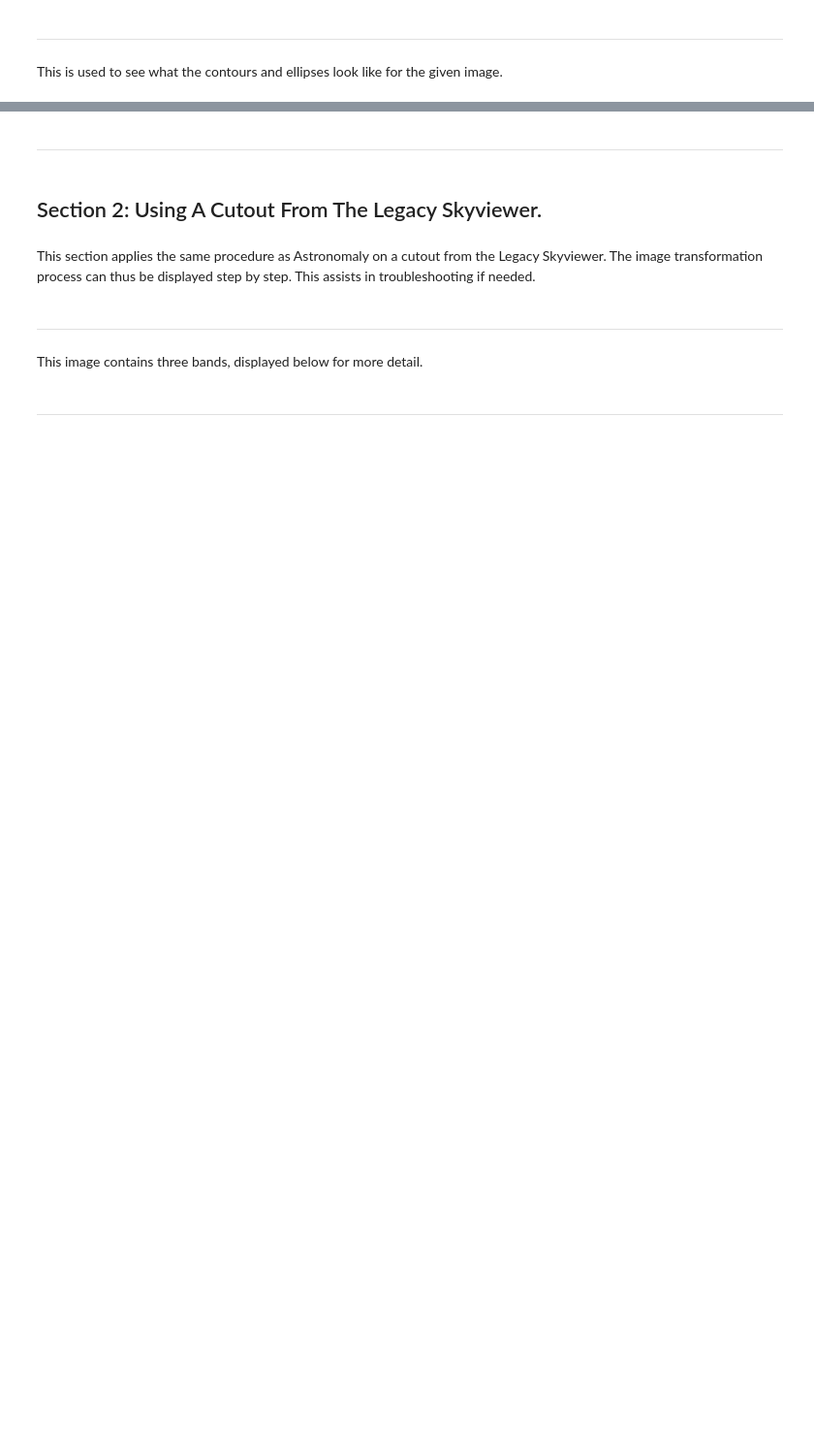
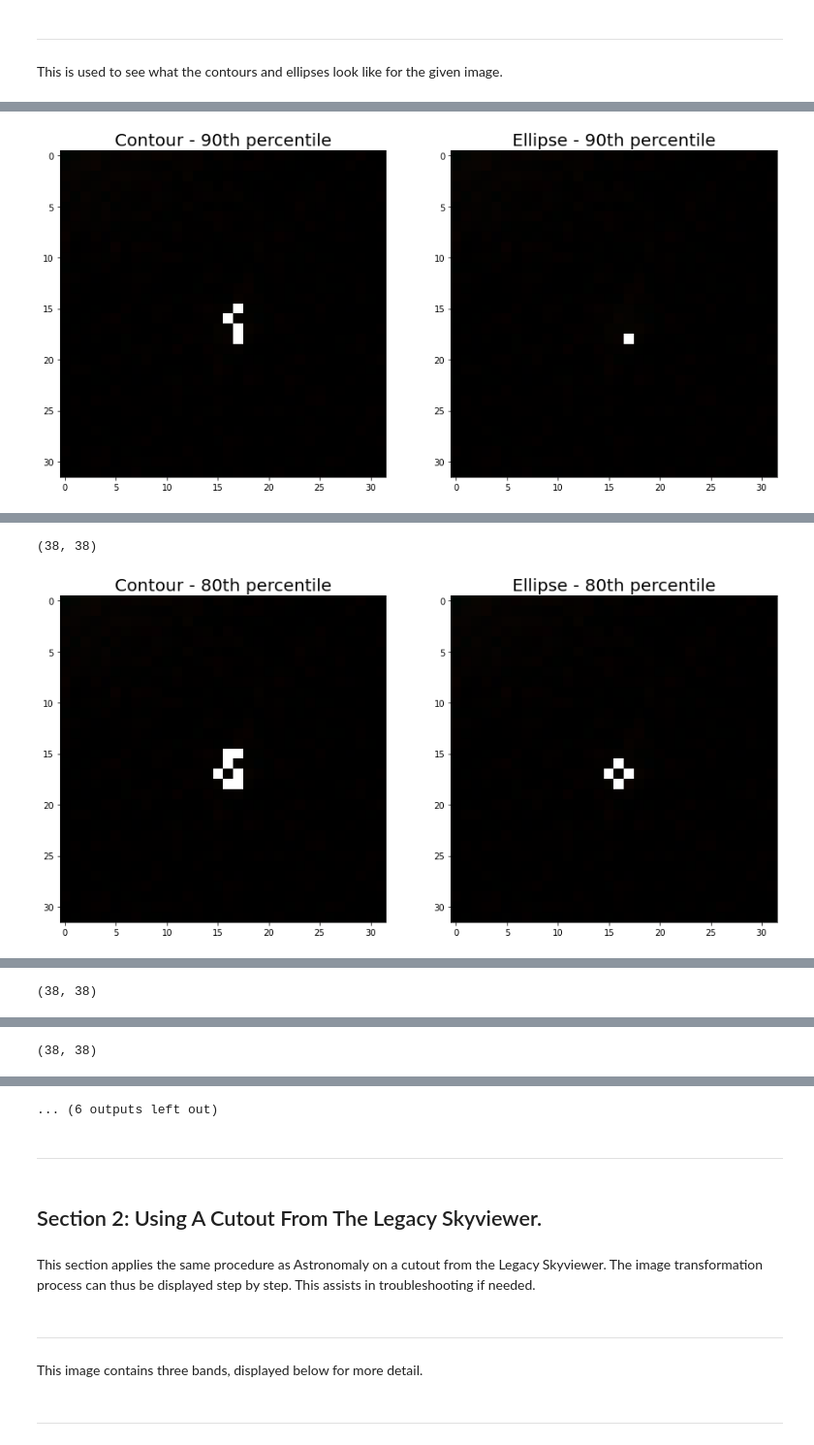
Before and after one commit to Verlon-Etsebeth/Codes, a Jupyter notebook: Astronomaly - draft 3.ipynb, the cells around one changed output, grey strips where cells are left out. Shown at 97% size. Cells and saved outputs as stored; diff of their text form; code cells hidden in the pictures; blank space fills up the shorter version.

```diff
--- a/Astronomaly - draft 3.ipynb
+++ b/Astronomaly - draft 3.ipynb
@@ -182,2 +342,4 @@ plt.imshow(resized)
+# %%
+image = image_transform_two
 # %%
-image = image_transform # resized
+image
@@ -391,19 +596,20 @@ This is used to see what the contours and ellipses look like for the given image
 %matplotlib inline
 
 for i in range(len(all_contours)):
-    drawn = draw_contour(all_contours[i], image)
+        drawn = draw_contour(all_contours[i], image_original)
 
-    f = plt.figure(figsize=(15, 15))
+        f = plt.figure(figsize=(15, 15))
 
-    f.add_subplot(1, 2, 1)
-    plt.imshow(drawn)
-    plt.gca().set_title('Contour - ' +
+        f.add_subplot(1, 2, 1)
+        plt.imshow(drawn)
+        plt.gca().set_title('Contour - ' +
                         str(percentiles[i]) + 'th percentile', fontsize=20)
 
-    f.add_subplot(1, 2, 2)
-    plt.imshow(all_ellipses[i])
-    plt.gca().set_title('Ellipse - ' +
+        f.add_subplot(1, 2, 2)
+        plt.imshow(all_ellipses[i])
+        plt.gca().set_title('Ellipse - ' +
                         str(percentiles[i]) + 'th percentile', fontsize=20)
 
-    plt.show(block=True)
-    print(np.shape(image))
+        plt.show(block=True)
+        print(np.shape(image))
+# %% [output]
@@ -409,0 +618 @@ for i in range(len(all_contours)):
+[figure, added]
@@ -409,0 +621,2 @@ for i in range(len(all_contours)):
+(38, 38)
+[figure, added]
@@ -409,0 +625 @@ for i in range(len(all_contours)):
+(38, 38)
@@ -409,0 +629 @@ for i in range(len(all_contours)):
+(38, 38)
@@ -410,3 +633,4 @@ for i in range(len(all_contours)):
+... (6 outputs left out)
 # %% [markdown]
 _______________
 # %% [markdown]
```
Also changed, not shown: parts of 55 cells of this notebook, 1 other file.
